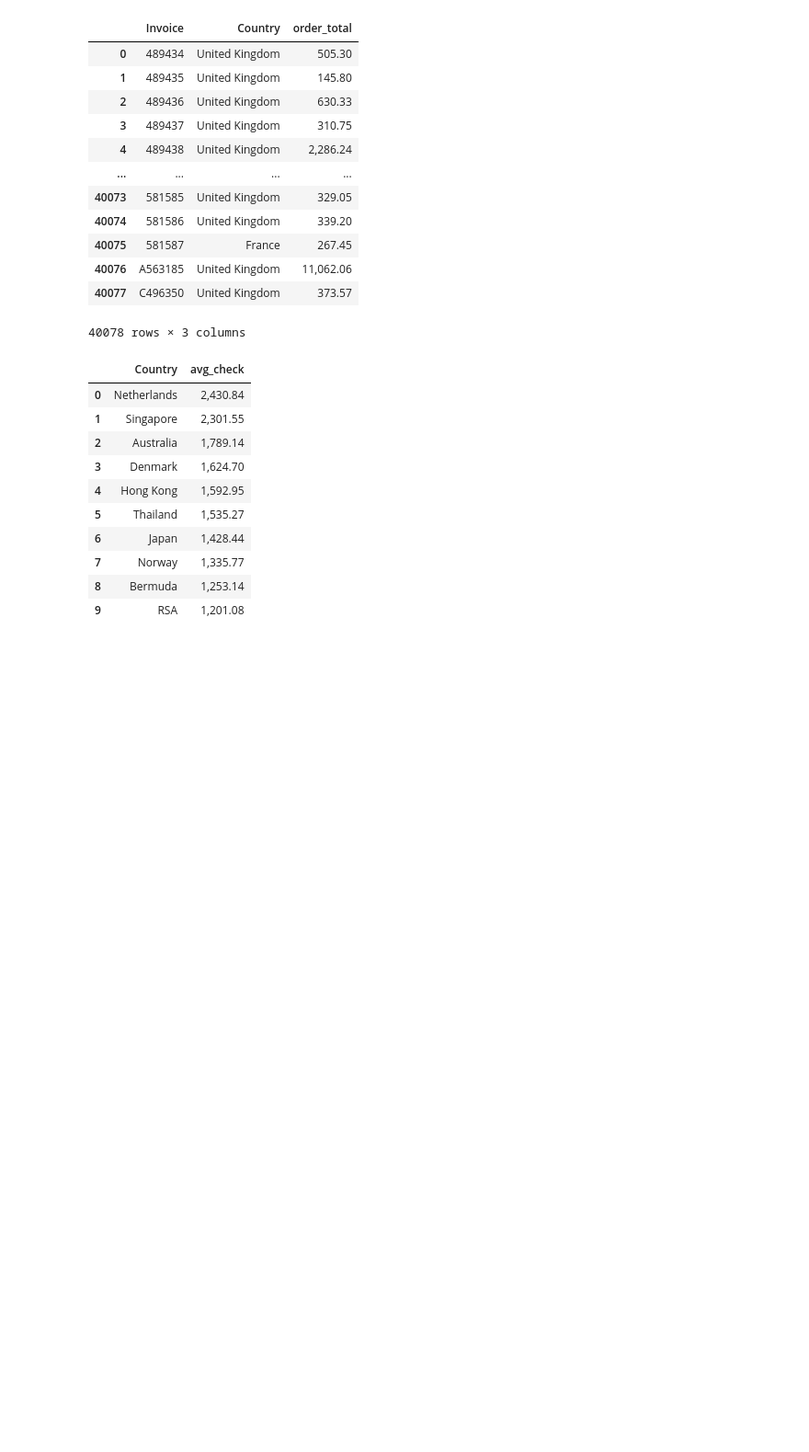
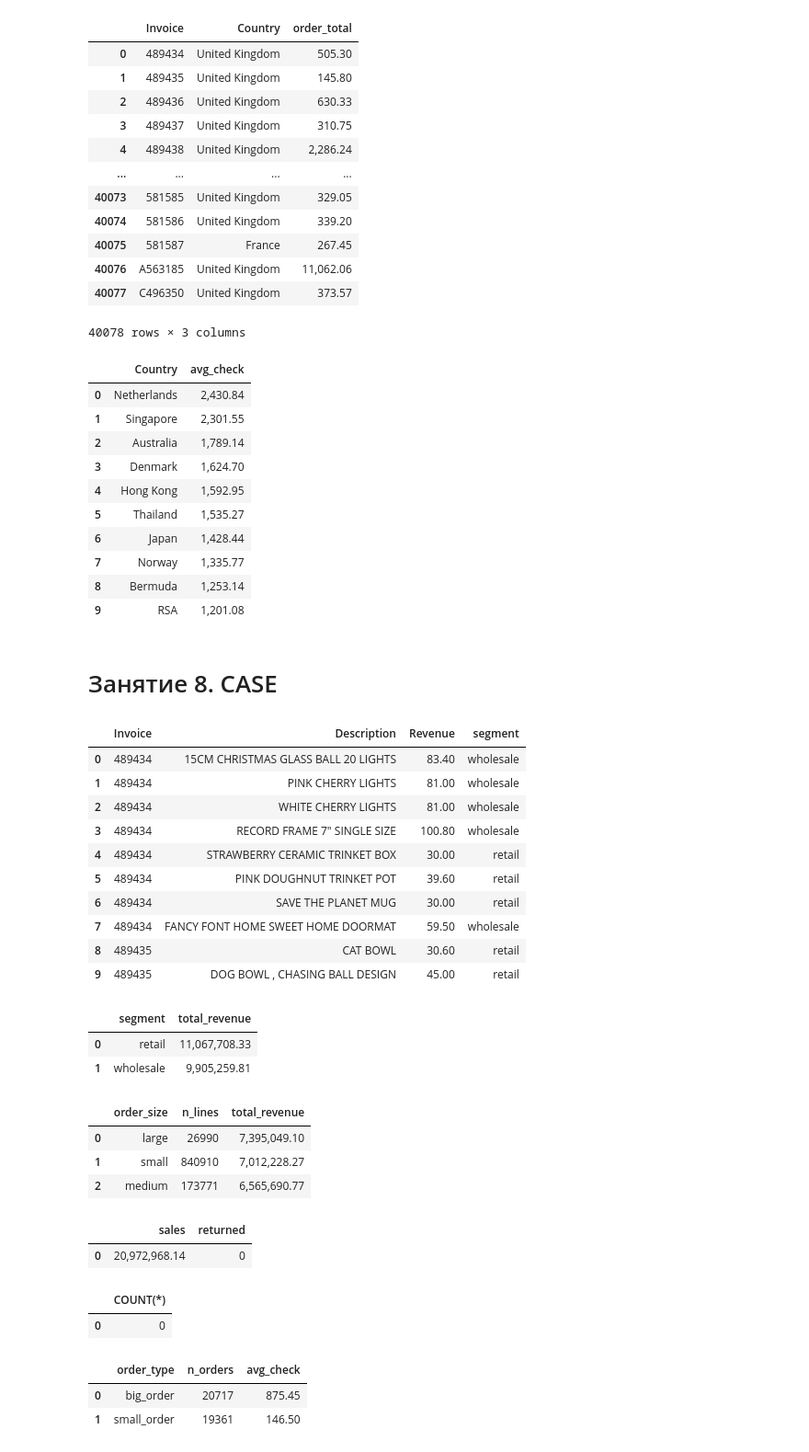
Before and after one commit to z0etar0twh/online-retail-analysis, a Jupyter notebook: online-retail-analysis.ipynb, the cells around one changed output. Shown at 92% size. Saved outputs shown, nothing was run; the diff lists cells and outputs as text; code cells hidden in the pictures; blank space fills up the shorter version.

```diff
--- a/online-retail-analysis.ipynb
+++ b/online-retail-analysis.ipynb
@@ -769,3 +769,83 @@ LIMIT 10
 | 7 | Norway | 1,335.77 |
 | 8 | Bermuda | 1,253.14 |
 | 9 | RSA | 1,201.08 |
+# %% [markdown]
+# Занятие 8. CASE
+# %%
+q("""
+SELECT Invoice, Description, Revenue,
+  CASE
+    WHEN Revenue > 50 THEN 'wholesale'
+    ELSE 'retail'
+  END AS segment
+FROM retail
+LIMIT 10
+""")
+# %% [output]
+|  | Invoice | Description | Revenue | segment |
+| 0 | 489434 | 15CM CHRISTMAS GLASS BALL 20 LIGHTS | 83.40 | wholesale |
+| 1 | 489434 | PINK CHERRY LIGHTS | 81.00 | wholesale |
+| 2 | 489434 | WHITE CHERRY LIGHTS | 81.00 | wholesale |
+| 3 | 489434 | RECORD FRAME 7" SINGLE SIZE | 100.80 | wholesale |
+| 4 | 489434 | STRAWBERRY CERAMIC TRINKET BOX | 30.00 | retail |
+| 5 | 489434 | PINK DOUGHNUT TRINKET POT | 39.60 | retail |
+| 6 | 489434 | SAVE THE PLANET MUG | 30.00 | retail |
+| 7 | 489434 | FANCY FONT HOME SWEET HOME DOORMAT | 59.50 | wholesale |
+| 8 | 489435 | CAT BOWL | 30.60 | retail |
+| 9 | 489435 | DOG BOWL , CHASING BALL DESIGN | 45.00 | retail |
+# %%
+# что больше приносит - опт или розница?
+q("""
+SELECT CASE WHEN Revenue > 50 THEN 'wholesale' ELSE 'retail' END AS segment, SUM(Revenue) AS total_revenue
+FROM retail
+GROUP BY CASE WHEN Revenue > 50 THEN 'wholesale' ELSE 'retail' END
+ORDER BY total_revenue DESC
+LIMIT 10
+""")
+# %% [output]
+|  | segment | total_revenue |
+| 0 | retail | 11,067,708.33 |
+| 1 | wholesale | 9,905,259.81 |
+# %%
+q("""
+SELECT CASE WHEN Revenue < 20 THEN 'small' WHEN Revenue < 100 THEN 'medium' ELSE 'large' END AS order_size,
+  COUNT(*) AS n_lines, SUM(Revenue) AS total_revenue
+FROM retail
+GROUP BY order_size
+ORDER BY total_revenue DESC
+""")
+# %% [output]
+|  | order_size | n_lines | total_revenue |
+| 0 | large | 26990 | 7,395,049.10 |
+| 1 | small | 840910 | 7,012,228.27 |
+| 2 | medium | 173771 | 6,565,690.77 |
+# %%
+# в одном запросе, одной строкой результата, сколько выручки дали отдельно возвраты (Revenue < 0) и отдельно продажи (Revenue > 0)
+q("""
+SELECT SUM(CASE WHEN Revenue > 0 THEN Revenue ELSE 0 END) AS sales,
+  SUM(CASE WHEN Revenue < 0 THEN Revenue ELSE 0 END) AS returned
+FROM retail
+""")
+# %% [output]
+|  | sales | returned |
+| 0 | 20,972,968.14 | 0 |
+# %%
+q("SELECT COUNT(*) FROM retail WHERE Revenue <0 ")
+# %% [output]
+|  | COUNT(*) |
+| 0 | 0 |
+# %%
+# средний чек (выручка на заказ) у «мелких» заказов против «крупных»
+q("""
+SELECT CASE WHEN order_total < 300 THEN 'small_order' ELSE 'big_order' END AS order_type,
+  COUNT(*) AS n_orders, AVG(order_total) AS avg_check
+FROM (SELECT Invoice, SUM(Revenue) AS order_total
+      FROM retail
+      GROUP BY Invoice) AS orders
+GROUP BY order_type
+ORDER BY avg_check DESC
+""")
+# %% [output]
+|  | order_type | n_orders | avg_check |
+| 0 | big_order | 20717 | 875.45 |
+| 1 | small_order | 19361 | 146.50 |
```
